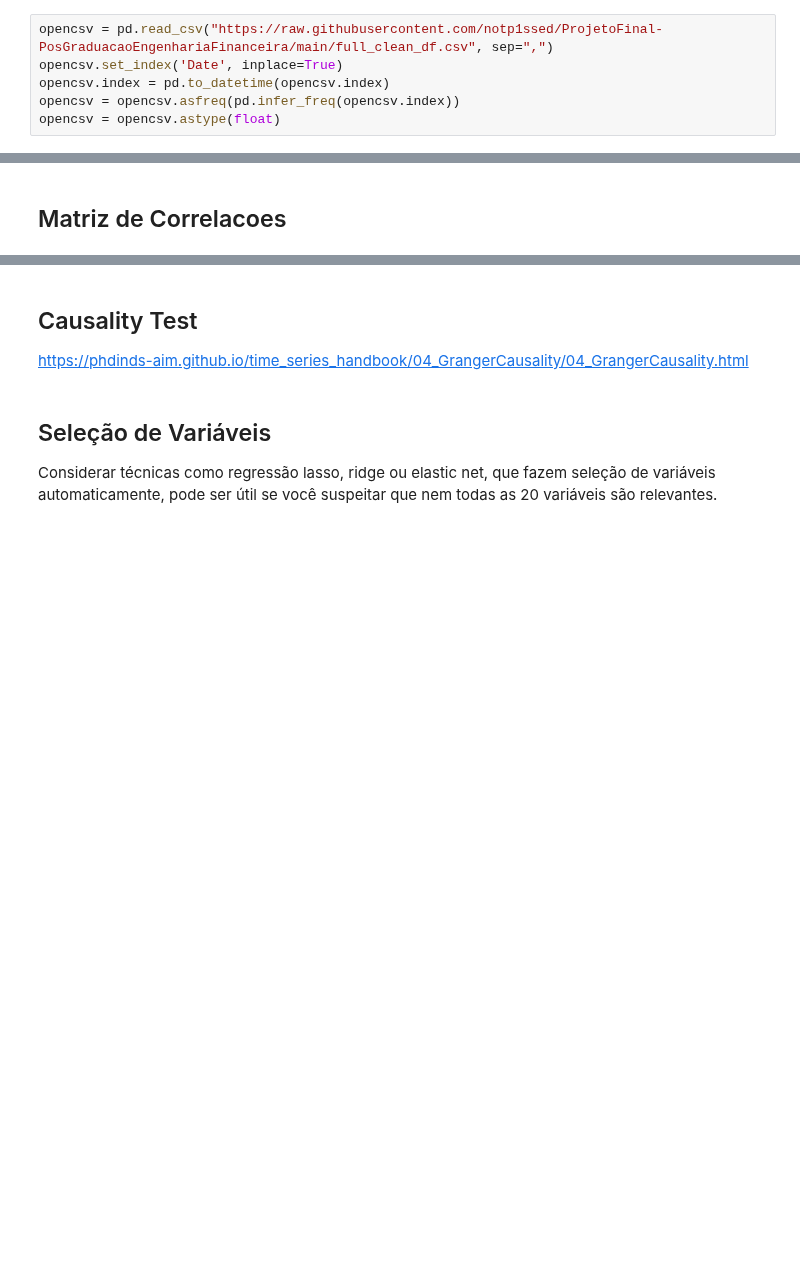
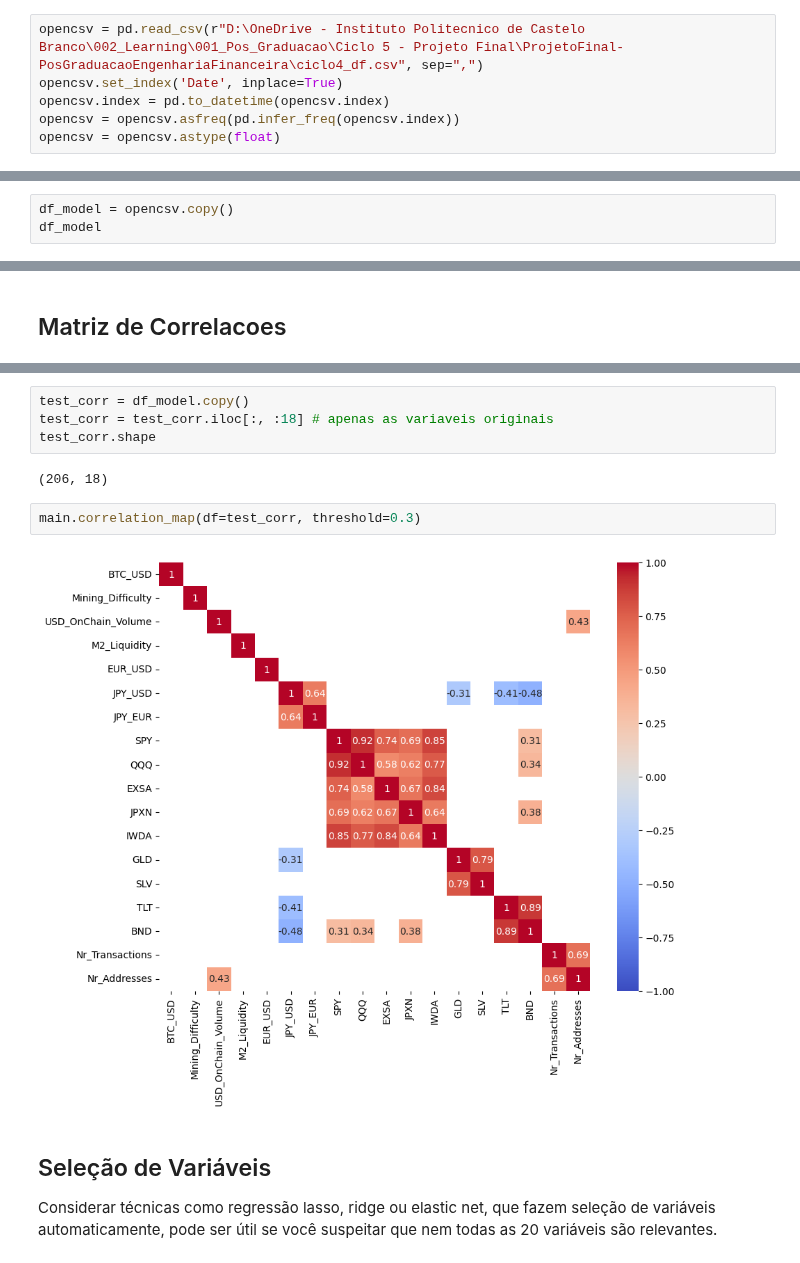
Before and after one commit to notp1ssed/ProjetoFinal-PosGraduacaoEngenhariaFinanceira, a Jupyter notebook: OLS_regression.ipynb, the cells around one changed output, grey strips where cells are left out. Saved outputs shown, nothing was run; the diff lists cells and outputs as text; blank space fills up the shorter version.

```diff
--- a/OLS_regression.ipynb
+++ b/OLS_regression.ipynb
@@ -22,7 +11,7 @@ warnings.filterwarnings('ignore')
 # %% [markdown]
 # Load Data
 # %%
-opencsv = pd.read_csv("https://raw.githubusercontent.com/notp1ssed/ProjetoFinal-PosGraduacaoEngenhariaFinanceira/main/full_clean_df.csv", sep=",")
+opencsv = pd.read_csv(r"D:\OneDrive - Instituto Politecnico de Castelo Branco\002_Learning\001_Pos_Graduacao\Ciclo 5 - Projeto Final\ProjetoFinal-PosGraduacaoEngenhariaFinanceira\ciclo4_df.csv", sep=",")
 opencsv.set_index('Date', inplace=True)
 opencsv.index = pd.to_datetime(opencsv.index)
 opencsv = opencsv.asfreq(pd.infer_freq(opencsv.index))
@@ -69,0 +19,3 @@ dtype: int64
+# %%
+df_model = opencsv.copy()
+df_model
@@ -94,7 +59,13 @@ correlation_map(full_sample, threshold=0.2)
-# %% [markdown]
-## Causality Test
-
-https://phdinds-aim.github.io/time_series_handbook/04_GrangerCausality/04_GrangerCausality.html
+# %%
+test_corr = df_model.copy()
+test_corr = test_corr.iloc[:, :18] # apenas as variaveis originais
+test_corr.shape
+# %% [output]
+(206, 18)
+# %%
+main.correlation_map(df=test_corr, threshold=0.3)
+# %% [output]
+[figure, added]
 # %% [markdown]
 ## Seleção de Variáveis
 
```
Also changed, not shown: parts of 11 cells of this notebook, 6 other files.
